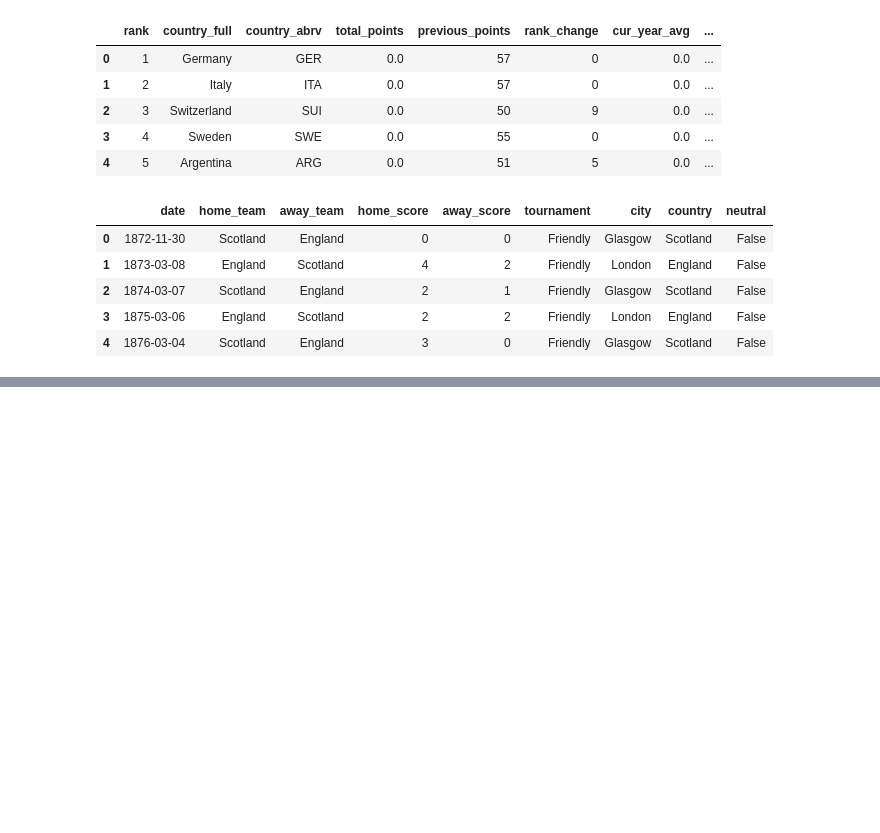
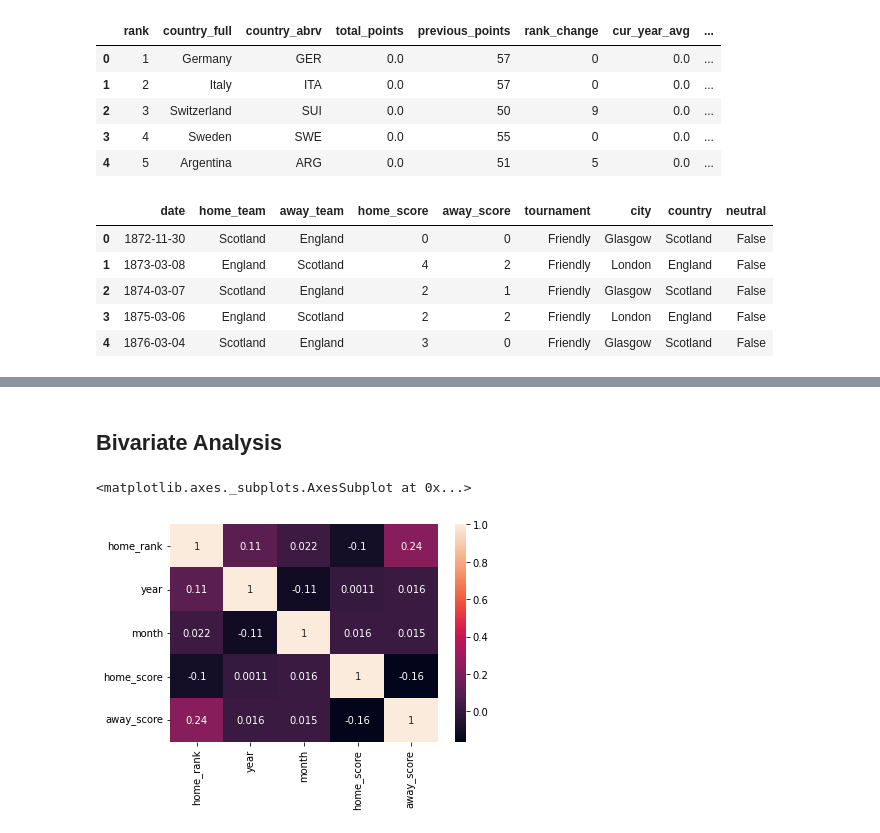
Before and after one commit to Anne120/Football_Scores_Prediction, a Jupyter notebook: Football_Scores_Prediction.ipynb, the cells around one changed output, grey strips where cells are left out. Drawn from its saved outputs; the diff is of its cells as text; code cells hidden in the pictures; blank space fills up the shorter version.

```diff
--- a/Football_Scores_Prediction.ipynb
+++ b/Football_Scores_Prediction.ipynb
@@ -151,0 +481,8 @@ memory usage: 2.5+ MB
+# %% [markdown]
+## Bivariate Analysis
+# %%
+# Checking for correlation
+sns.heatmap(final.corr(method='pearson'), annot=True)
+# %% [output]
+<matplotlib.axes._subplots.AxesSubplot at 0x...>
+[figure, added]
```
Also changed, not shown: parts of 58 cells of this notebook.
